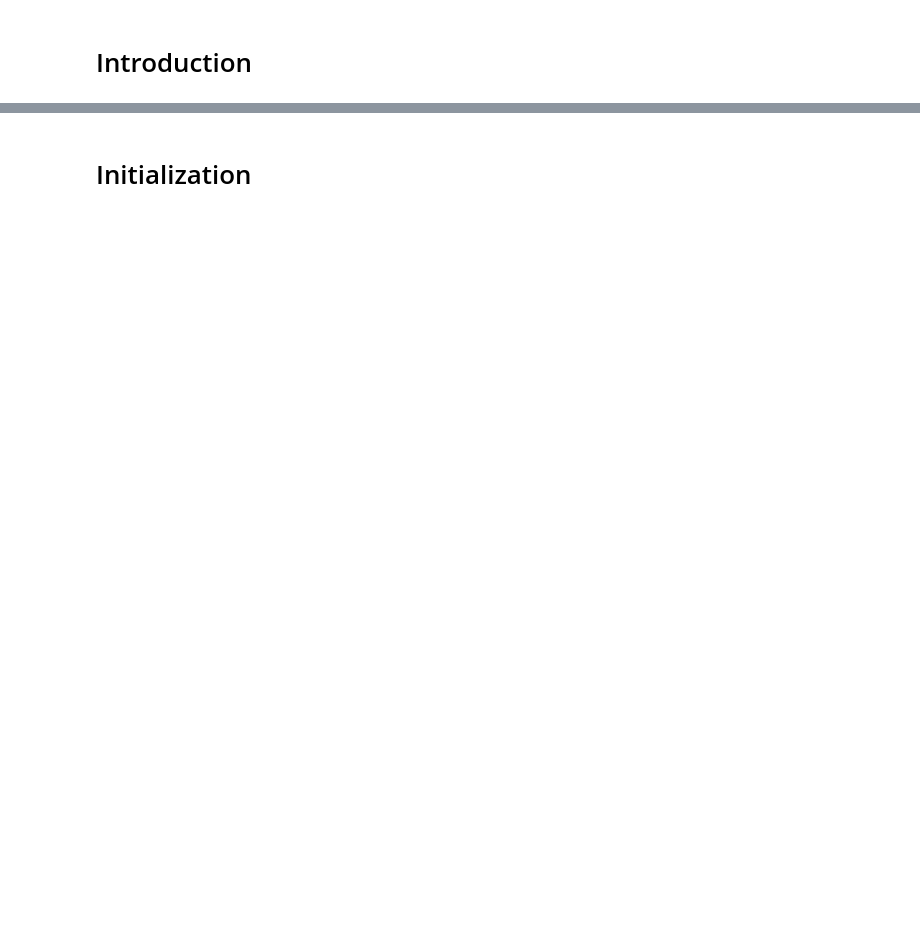
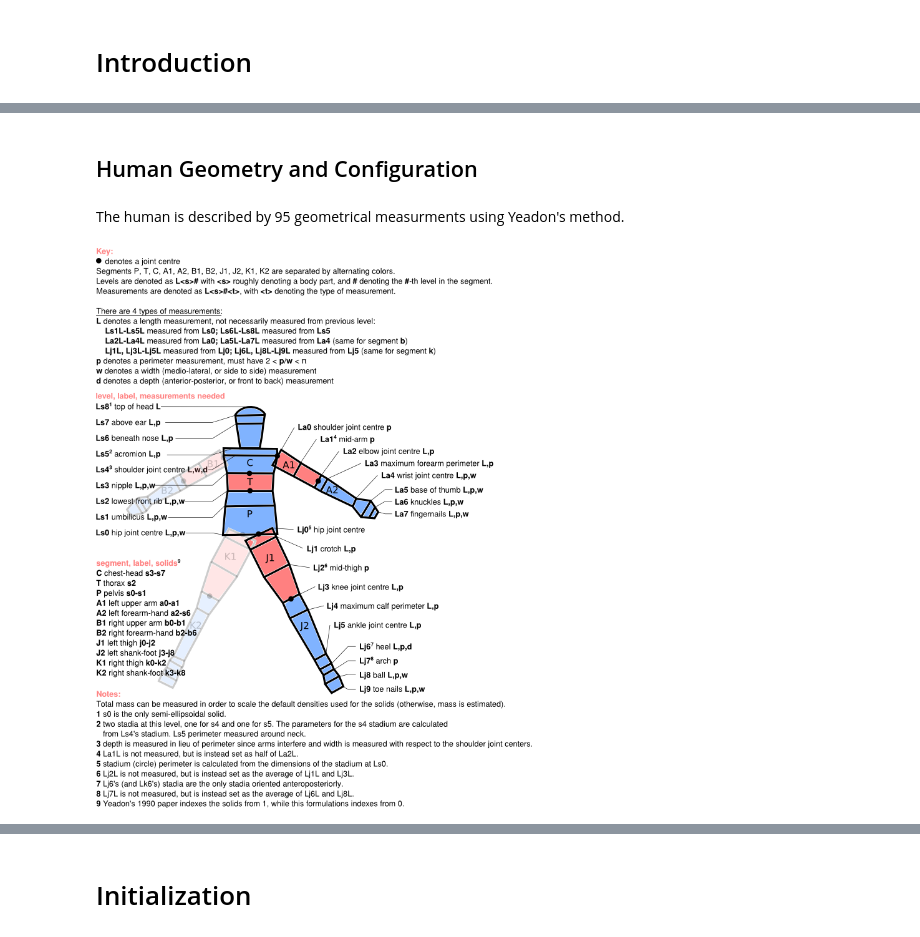
Before and after one commit to chrisdembia/python-yeadon-paper, a Jupyter notebook: src/bicycle_example.ipynb, the cells around one changed output, grey strips where cells are left out. Drawn from its saved outputs; the diff is of its cells as text; code cells hidden in the pictures; blank space fills up the shorter version.

```diff
--- a/src/bicycle_example.ipynb
+++ b/src/bicycle_example.ipynb
@@ -10,0 +18,8 @@ TODO : Create an SVG or PNG of the above bicycle geometry.
+# %% [markdown]
+## Human Geometry and Configuration
+# %% [markdown]
+The human is described by 95 geometrical measurments using Yeadon's method.
+# %%
+Image('http://pythonhosted.org/yeadon/_images/measurements.png')
+# %% [output]
+[figure, added]
```
Also changed, not shown: parts of 41 cells of this notebook.
